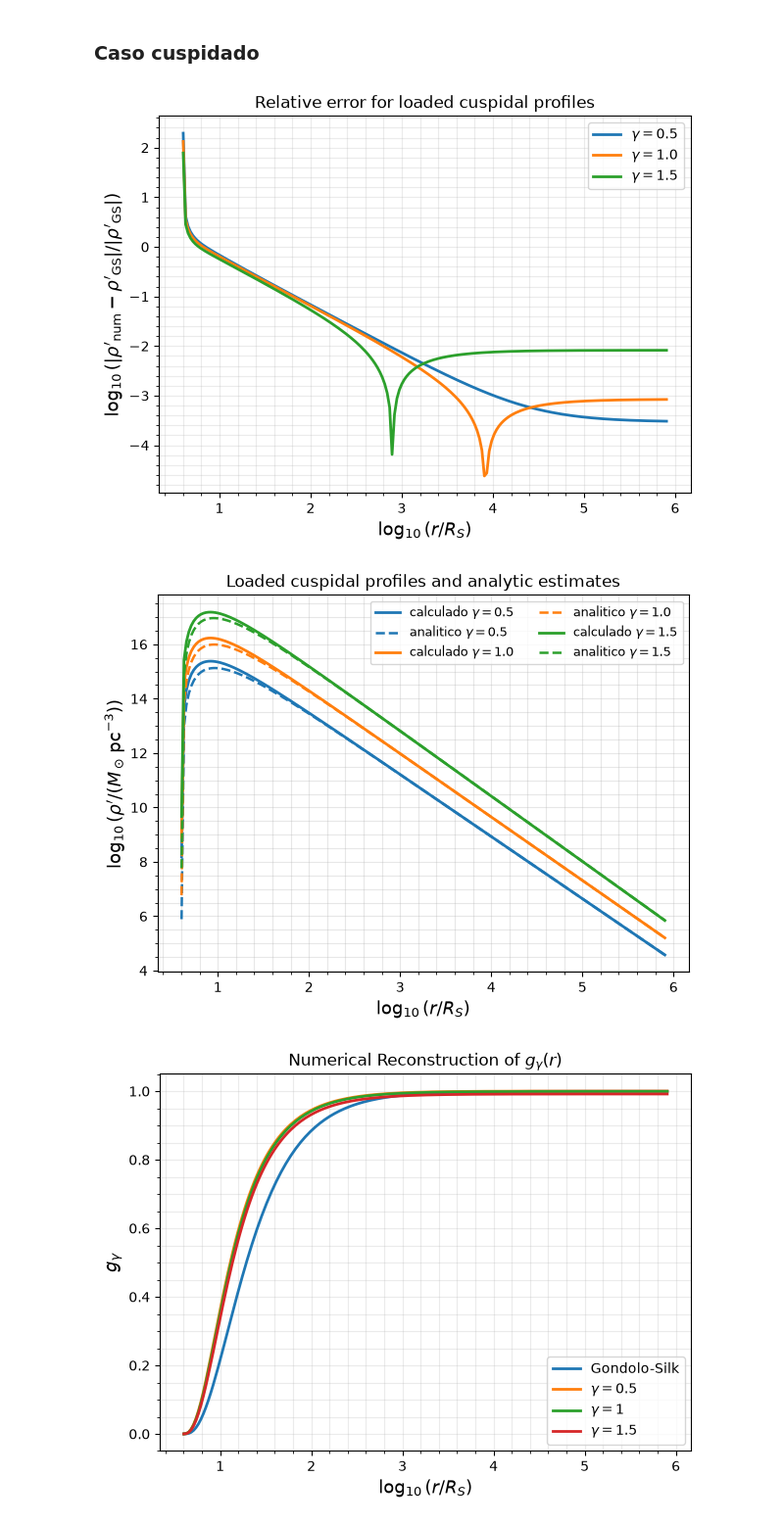
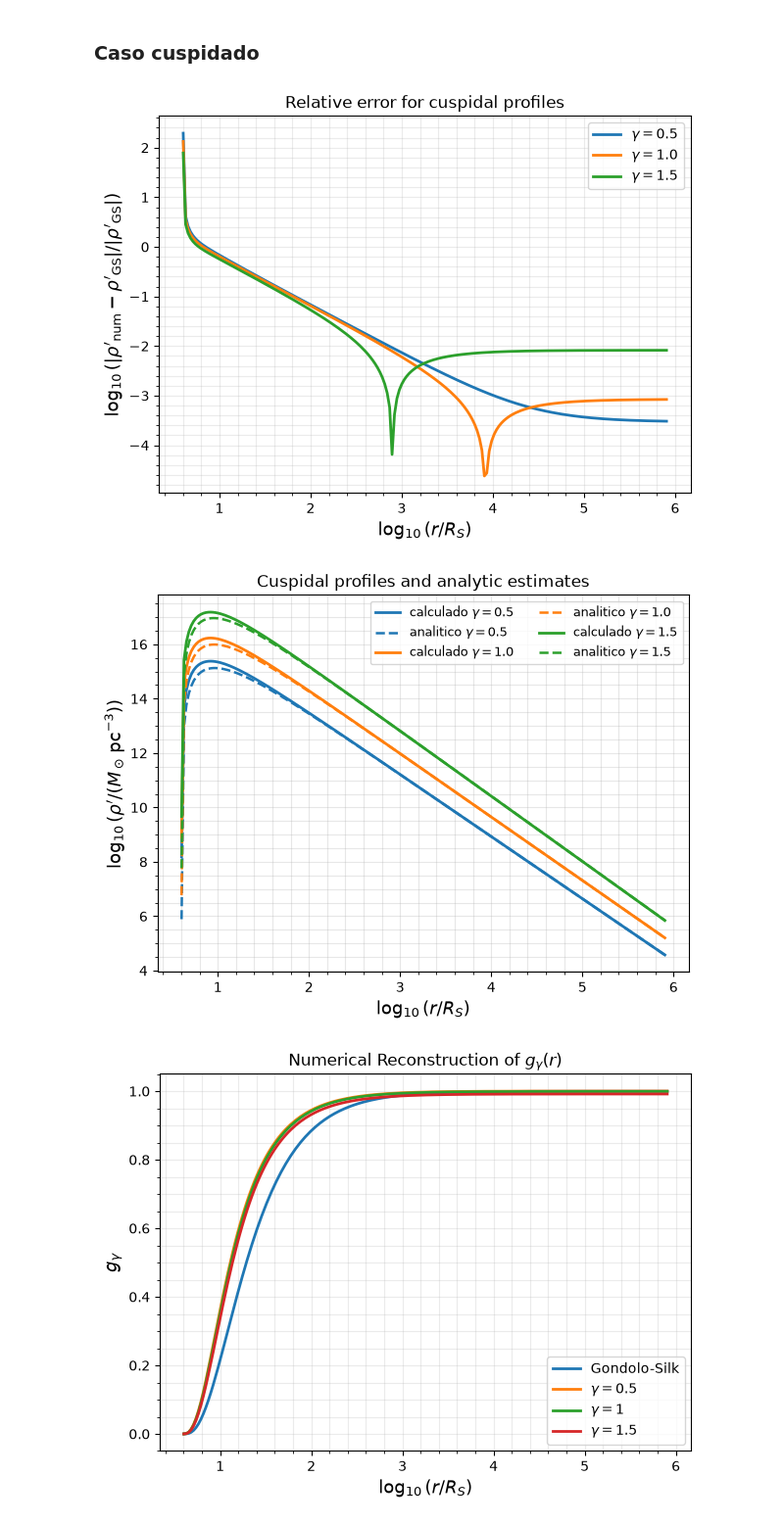
Before and after one commit to MagneticFungi/DM-spikes, a Jupyter notebook: perfiles_densidad.ipynb, the cells around one changed output. Shown at 98% size. Drawn from its saved outputs; the diff is of its cells as text; code cells hidden in the pictures.

```diff
--- a/perfiles_densidad.ipynb
+++ b/perfiles_densidad.ipynb
@@ -241,28 +241,28 @@ plt.show()
 # %%
 plt.figure(figsize=(7, 5))
 
 for i, gamma_i in enumerate(gamma_values):
     rho_i = rho_cusp_grid[i]
     rho_analytic = dm.cusp_profile(r_cusp, M, float(gamma_i), R_S)
     relative_error = dm.cusp_rel_error(rho_i, rho_analytic)
     valid_mask = np.isfinite(relative_error) & (relative_error > 0)
 
     plt.plot(
         np.log10(r_cusp[valid_mask] / R_S),
         np.log10(relative_error[valid_mask]),
         lw=2,
         label=fr"$\gamma={gamma_i}$",
     )
 
 plt.grid(True, which="both", alpha=0.25)
 plt.xlabel(r"$\log_{10}(r/R_S)$", fontsize=13)
-plt.ylabel(r"$\log_{10}(|\rho'_\mathrm{num} - \rho'_\mathrm{GS}| / |\rho'_\mathrm{GS}|)$", fontsize=13)
-plt.title("Relative error for loaded cuspidal profiles")
+plt.ylabel(r"$\log_{10}(|\rho'_\mathrm{num} - \rho'_\mathrm{GS}|/ |\rho'_\mathrm{GS}|)$", fontsize=13)
+plt.title("Relative error for cuspidal profiles")
 plt.minorticks_on()
 plt.legend()
 plt.show()
 # %% [output]
-[figure, old version]
+[figure, new version]
 # %%
 plt.figure(figsize=(7, 5))
 
@@ -292,13 +292,13 @@ for i, gamma_i in enumerate(gamma_values):
 #plt.plot(np.log10(r_cusp[numeric_mask] / R_S), np.log10(np.pow(1- 4*R_S/r_cusp[numeric_mask],3.0)))
 plt.xlabel(r"$\log_{10}(r/R_S)$", fontsize=13)
 plt.ylabel(r"$\log_{10}(\rho'/(M_\odot\,\mathrm{pc}^{-3}))$", fontsize=13)
-plt.title("Loaded cuspidal profiles and analytic estimates")
+plt.title("Cuspidal profiles and analytic estimates")
 plt.grid(True, which="both", alpha=0.3)
 plt.minorticks_on()
 plt.legend(ncol=2, fontsize=9)
 plt.show()
 # %% [output]
-[figure, old version]
+[figure, new version]
 # %%
 x_cusp = np.log10(r_cusp / R_S)
 g_gs = np.maximum(1.0 - 4.0 * R_S / r_cusp, 0.0) ** 3
```
Also changed, not shown: parts of 5 cells of this notebook, 5 other files.
